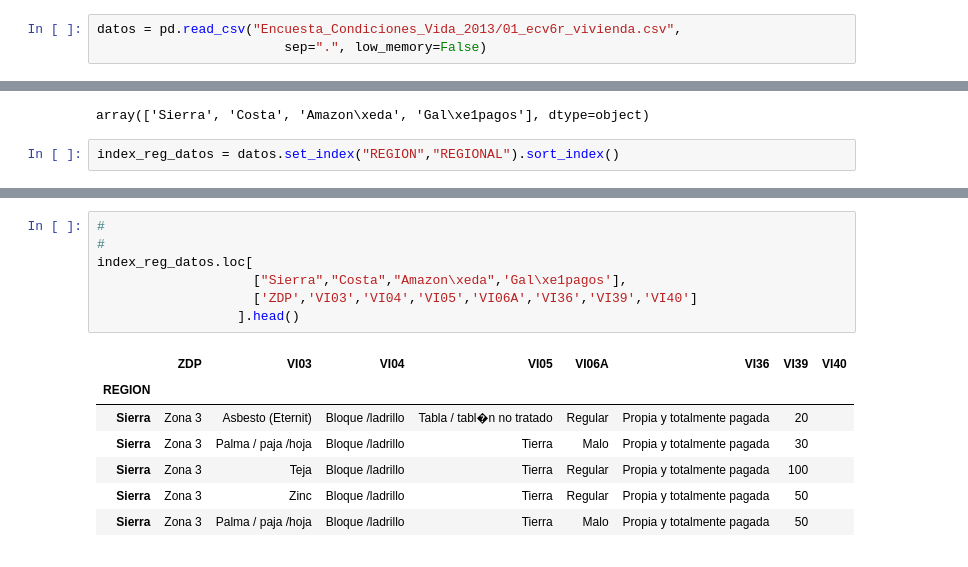
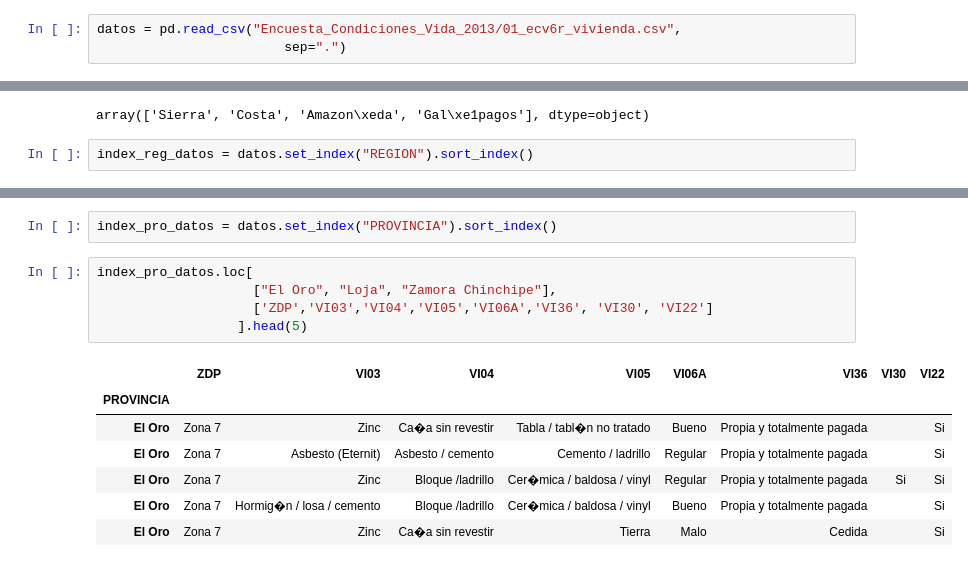
Before and after one commit to programacion-taw-utpl-001/trabajo-final-primer-bimestre-final-009, a Jupyter notebook: Trabajo Final.ipynb, the cells around one changed output, grey strips where cells are left out. Drawn from its saved outputs; the diff is of its cells as text.

```diff
--- a/Trabajo Final.ipynb
+++ b/Trabajo Final.ipynb
@@ -16,3 +47,3 @@ pd.set_option('precision', 5)
 # %%
 datos = pd.read_csv("Encuesta_Condiciones_Vida_2013/01_ecv6r_vivienda.csv",
-                        sep=".", low_memory=False)
+                        sep=".")
@@ -45,7 +77,7 @@ datos['REGION'].unique()
 # %% [output]
 array(['Sierra', 'Costa', 'Amazon\xeda', 'Gal\xe1pagos'], dtype=object)
 # %%
-index_reg_datos = datos.set_index("REGION","REGIONAL").sort_index()
+index_reg_datos = datos.set_index("REGION").sort_index()
 # %%
 #VI01== Numero de Viviedas
 #VI08== Numero de Cuartos
@@ -67,15 +149,15 @@ index_reg_datos.plot()
+# %%
+index_pro_datos = datos.set_index("PROVINCIA").sort_index()
 # %%
-#
-#
-index_reg_datos.loc[
-                    ["Sierra","Costa","Amazon\xeda",'Gal\xe1pagos'],
-                    ['ZDP','VI03','VI04','VI05','VI06A','VI36','VI39','VI40']
-                  ].head()
+index_pro_datos.loc[
+                    ["El Oro", "Loja", "Zamora Chinchipe"],
+                    ['ZDP','VI03','VI04','VI05','VI06A','VI36', 'VI30', 'VI22']
+                  ].head(5)
 # %% [output]
-|  | ZDP | VI03 | VI04 | VI05 | VI06A | VI36 | VI39 | VI40 |
-| REGION |  |  |  |  |  |  |  |  |
-| Sierra | Zona 3 | Asbesto (Eternit) | Bloque /ladrillo | Tabla / tabl�n no tratado | Regular | Propia y totalmente pagada | 20 |  |
-| Sierra | Zona 3 | Palma / paja /hoja | Bloque /ladrillo | Tierra | Malo | Propia y totalmente pagada | 30 |  |
-| Sierra | Zona 3 | Teja | Bloque /ladrillo | Tierra | Regular | Propia y totalmente pagada | 100 |  |
-| Sierra | Zona 3 | Zinc | Bloque /ladrillo | Tierra | Regular | Propia y totalmente pagada | 50 |  |
-| Sierra | Zona 3 | Palma / paja /hoja | Bloque /ladrillo | Tierra | Malo | Propia y totalmente pagada | 50 |  |
+|  | ZDP | VI03 | VI04 | VI05 | VI06A | VI36 | VI30 | VI22 |
+| PROVINCIA |  |  |  |  |  |  |  |  |
+| El Oro | Zona 7 | Zinc | Ca�a sin revestir | Tabla / tabl�n no tratado | Bueno | Propia y totalmente pagada |  | Si |
+| El Oro | Zona 7 | Asbesto (Eternit) | Asbesto / cemento | Cemento / ladrillo | Regular | Propia y totalmente pagada |  | Si |
+| El Oro | Zona 7 | Zinc | Bloque /ladrillo | Cer�mica / baldosa / vinyl | Regular | Propia y totalmente pagada | Si | Si |
+| El Oro | Zona 7 | Hormig�n / losa / cemento | Bloque /ladrillo | Cer�mica / baldosa / vinyl | Bueno | Propia y totalmente pagada |  | Si |
+| El Oro | Zona 7 | Zinc | Ca�a sin revestir | Tierra | Malo | Cedida |  | Si |
```
Also changed, not shown: parts of 42 cells of this notebook, 1 other file.
